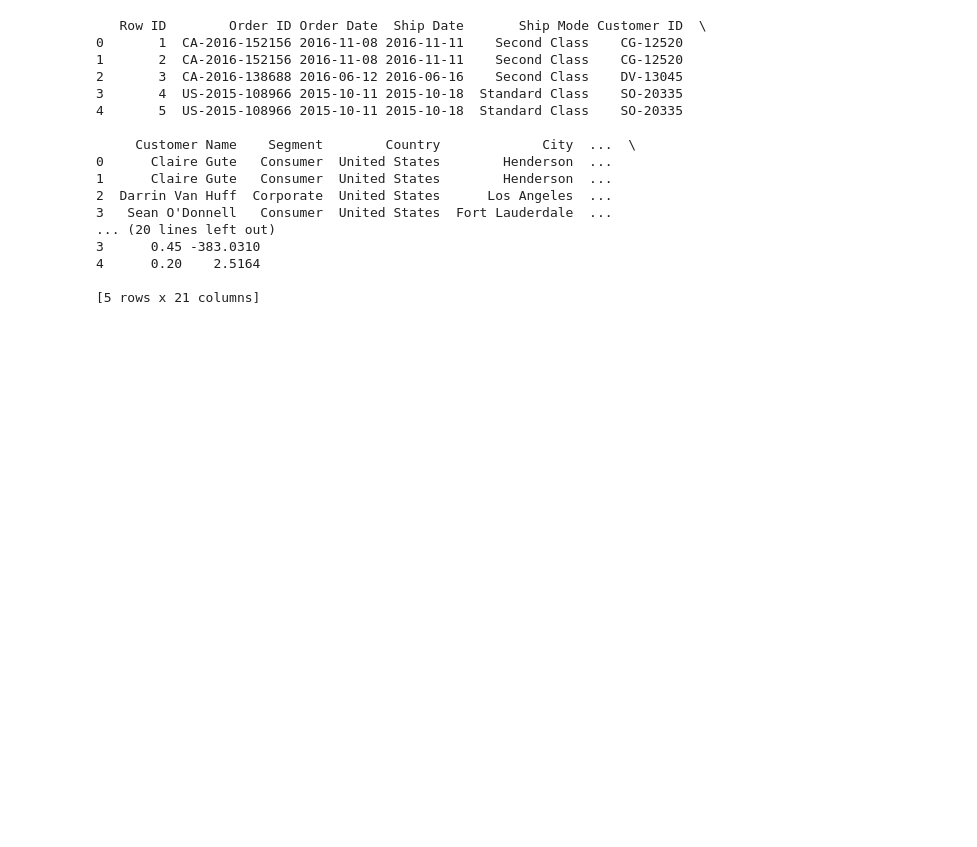
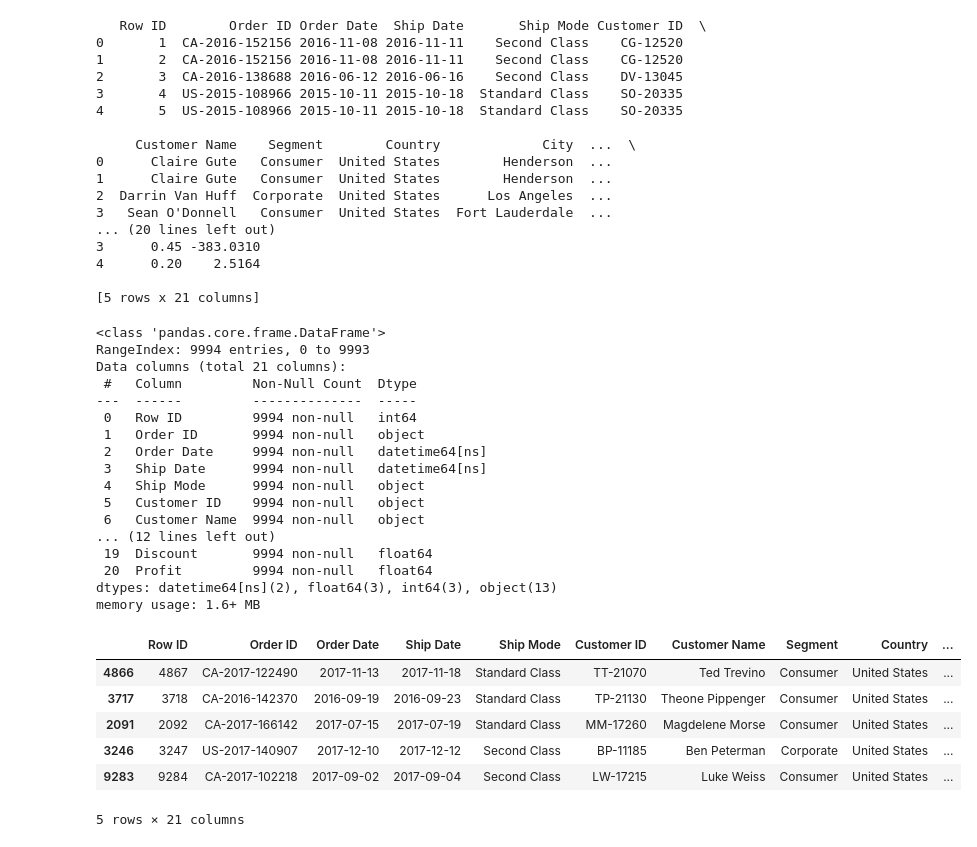
Before and after one commit to pnistha11/Data-Analysis-Projects, a Jupyter notebook: RetailInsights360.ipynb, the cells around one changed output. Drawn from its saved outputs; the diff is of its cells as text; code cells hidden in the pictures; blank space fills up the shorter version.

```diff
--- a/RetailInsights360.ipynb
+++ b/RetailInsights360.ipynb
@@ -39,4 +37,34 @@ print(df.head())
 4      0.20    2.5164
 
 [5 rows x 21 columns]
+# %%
+df.shape
+df.info()
+df.isnull().sum()
+df.sample(5)
+# %% [output]
+<class 'pandas.core.frame.DataFrame'>
+RangeIndex: 9994 entries, 0 to 9993
+Data columns (total 21 columns):
+ #   Column         Non-Null Count  Dtype
+---  ------         --------------  -----
+ 0   Row ID         9994 non-null   int64
+ 1   Order ID       9994 non-null   object
+ 2   Order Date     9994 non-null   datetime64[ns]
+ 3   Ship Date      9994 non-null   datetime64[ns]
+ 4   Ship Mode      9994 non-null   object
+ 5   Customer ID    9994 non-null   object
+ 6   Customer Name  9994 non-null   object
+... (12 lines left out)
+ 19  Discount       9994 non-null   float64
+ 20  Profit         9994 non-null   float64
+dtypes: datetime64[ns](2), float64(3), int64(3), object(13)
+memory usage: 1.6+ MB
+|  | Row ID | Order ID | Order Date | Ship Date | Ship Mode | Customer ID | Customer Name | Segment | Country | ... |
+| 4866 | 4867 | CA-2017-122490 | 2017-11-13 | 2017-11-18 | Standard Class | TT-21070 | Ted Trevino | Consumer | United States | ... |
+| 3717 | 3718 | CA-2016-142370 | 2016-09-19 | 2016-09-23 | Standard Class | TP-21130 | Theone Pippenger | Consumer | United States | ... |
+| 2091 | 2092 | CA-2017-166142 | 2017-07-15 | 2017-07-19 | Standard Class | MM-17260 | Magdelene Morse | Consumer | United States | ... |
+| 3246 | 3247 | US-2017-140907 | 2017-12-10 | 2017-12-12 | Second Class | BP-11185 | Ben Peterman | Corporate | United States | ... |
+| 9283 | 9284 | CA-2017-102218 | 2017-09-02 | 2017-09-04 | Second Class | LW-17215 | Luke Weiss | Consumer | United States | ... |
+5 rows × 21 columns
 # %%
```
Also changed, not shown: parts of 64 cells of this notebook.
